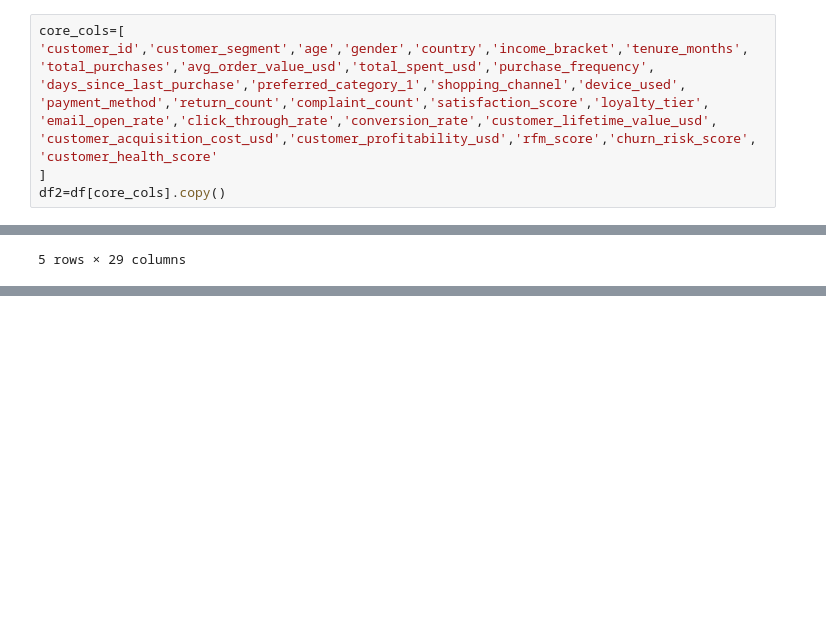
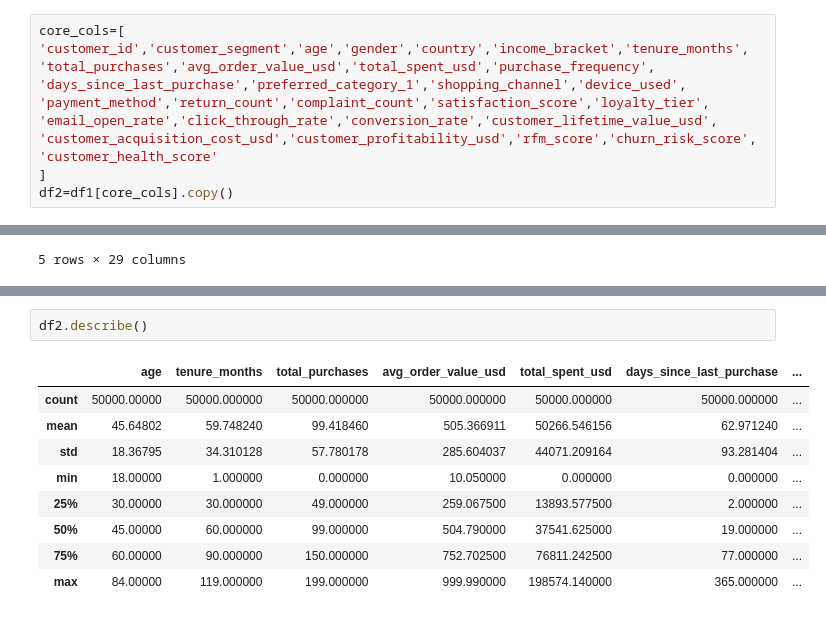
Before and after one commit to JuttuAbhiram/Data-Analytics-with-AI, a Jupyter notebook: e_commerce_customer_segment_analysis.ipynb, the cells around one changed output, grey strips where cells are left out. Cells and saved outputs as stored; diff of their text form; blank space fills up the shorter version.

Commit message:
statistical analysis on new dataframe

```diff
--- a/e_commerce_customer_segment_analysis.ipynb
+++ b/e_commerce_customer_segment_analysis.ipynb
@@ -31,7 +31,7 @@ core_cols=[
 'customer_acquisition_cost_usd','customer_profitability_usd','rfm_score','churn_risk_score',
 'customer_health_score'
 ]
-df2=df[core_cols].copy()
+df2=df1[core_cols].copy()
 # %%
 df2.shape
 # %% [output]
@@ -48,0 +89,12 @@ df2.head()
+# %%
+df2.describe()
+# %% [output]
+|  | age | tenure_months | total_purchases | avg_order_value_usd | total_spent_usd | days_since_last_purchase | ... |
+| count | 50000.00000 | 50000.000000 | 50000.000000 | 50000.000000 | 50000.000000 | 50000.000000 | ... |
+| mean | 45.64802 | 59.748240 | 99.418460 | 505.366911 | 50266.546156 | 62.971240 | ... |
+| std | 18.36795 | 34.310128 | 57.780178 | 285.604037 | 44071.209164 | 93.281404 | ... |
+| min | 18.00000 | 1.000000 | 0.000000 | 10.050000 | 0.000000 | 0.000000 | ... |
+| 25% | 30.00000 | 30.000000 | 49.000000 | 259.067500 | 13893.577500 | 2.000000 | ... |
+| 50% | 45.00000 | 60.000000 | 99.000000 | 504.790000 | 37541.625000 | 19.000000 | ... |
+| 75% | 60.00000 | 90.000000 | 150.000000 | 752.702500 | 76811.242500 | 77.000000 | ... |
+| max | 84.00000 | 119.000000 | 199.000000 | 999.990000 | 198574.140000 | 365.000000 | ... |
```
Also changed, not shown: parts of 3 cells of this notebook.
